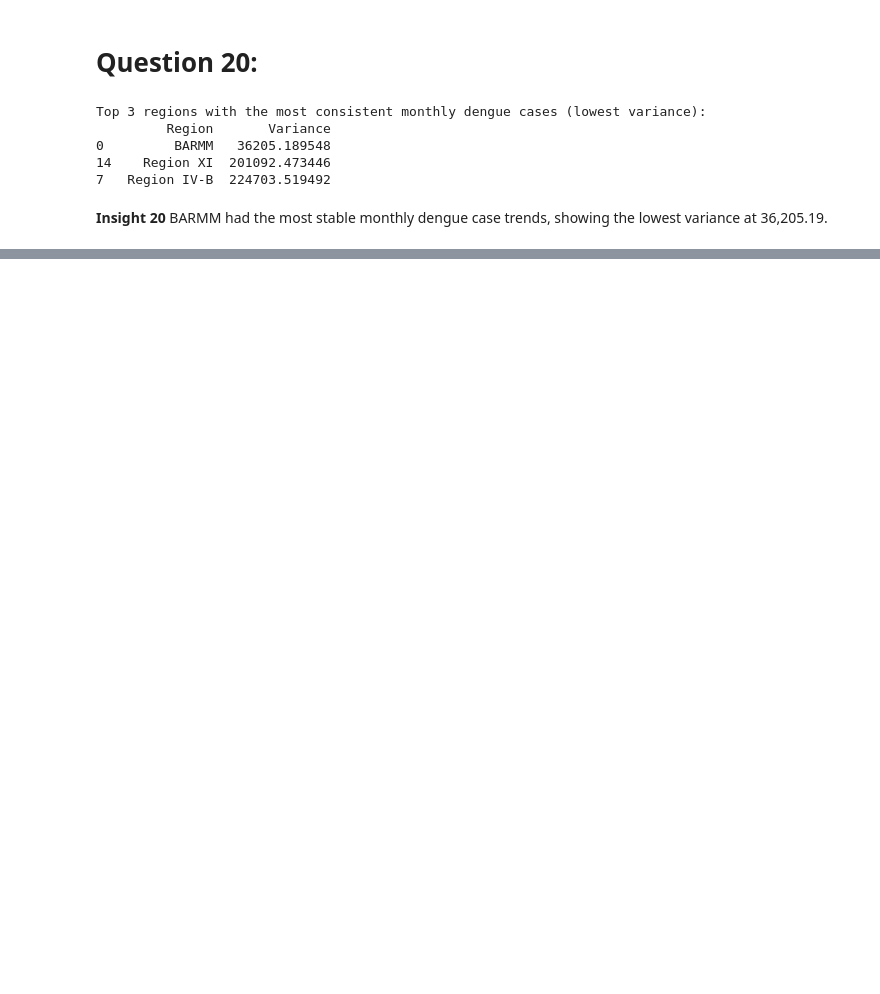
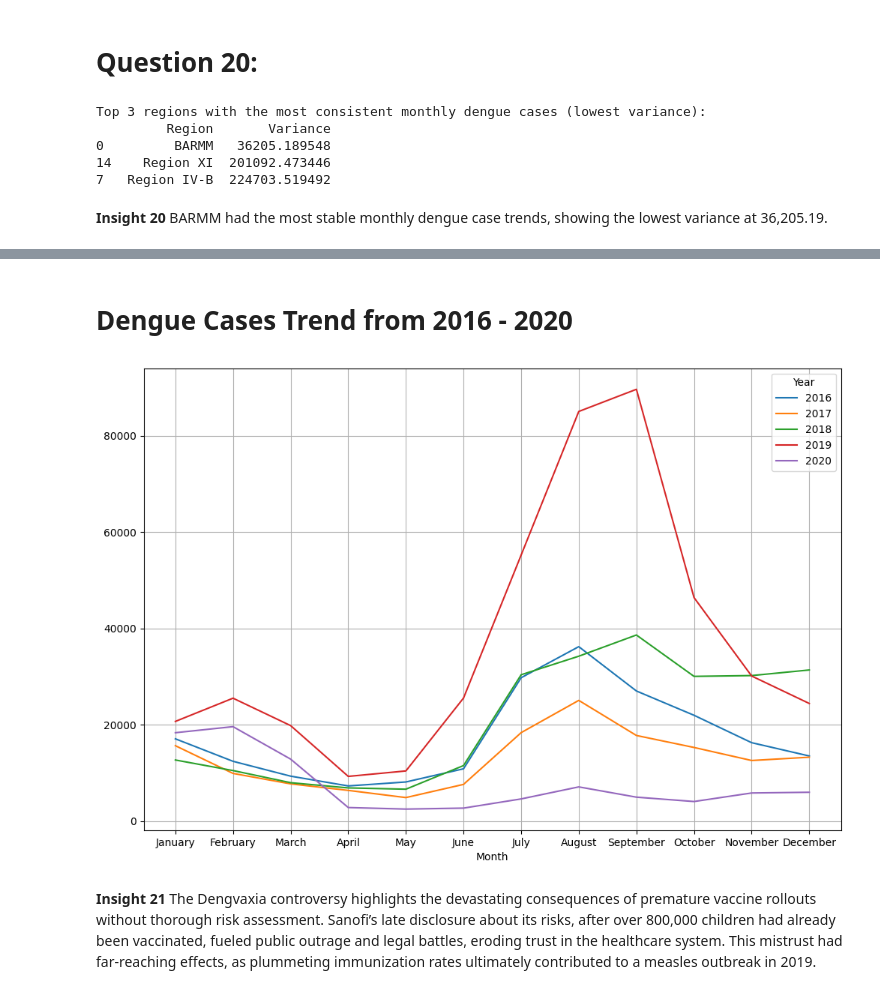
Before and after one commit to nicoletorre/Data_Mining, a Jupyter notebook: Activity6.ipynb, the cells around one changed output, grey strips where cells are left out. Drawn from its saved outputs; the diff is of its cells as text; code cells hidden in the pictures; blank space fills up the shorter version.

```diff
--- a/Activity6.ipynb
+++ b/Activity6.ipynb
@@ -842,0 +773,18 @@ Top 3 regions with the most consistent monthly dengue cases (lowest variance):
+# %% [markdown]
+<h1> Dengue Cases Trend from 2016 - 2020 </h1>
+# %%
+
+month_order = ['January', 'February', 'March', 'April', 'May', 'June', 'July', 'August', 'September', 'October', 'November', 'December']
+dengue['Month'] = pd.Categorical(dengue['Month'], categories=month_order, ordered=True)
+
+monthly_cases = dengue.groupby([dengue.Month, dengue.Year])["Dengue_Cases"].sum()
+
+monthly_cases.unstack().plot(kind='line')
+plt.gcf().set_size_inches(12,8)
+plt.grid(True)
+plt.xticks(range(0,12), month_order)
+plt.show()
+# %% [output]
+[figure, added]
+# %% [markdown]
+<p> <strong> Insight 21 </strong> The Dengvaxia controversy highlights the devastating consequences of premature vaccine rollouts without thorough risk assessment. Sanofi’s late disclosure about its risks, after over 800,000 children had already been vaccinated, fueled public outrage and legal battles, eroding trust in the healthcare system. This mistrust had far-reaching effects, as plummeting immunization rates ultimately contributed to a measles outbreak in 2019.</p>
```
Also changed, not shown: parts of 20 cells of this notebook.
